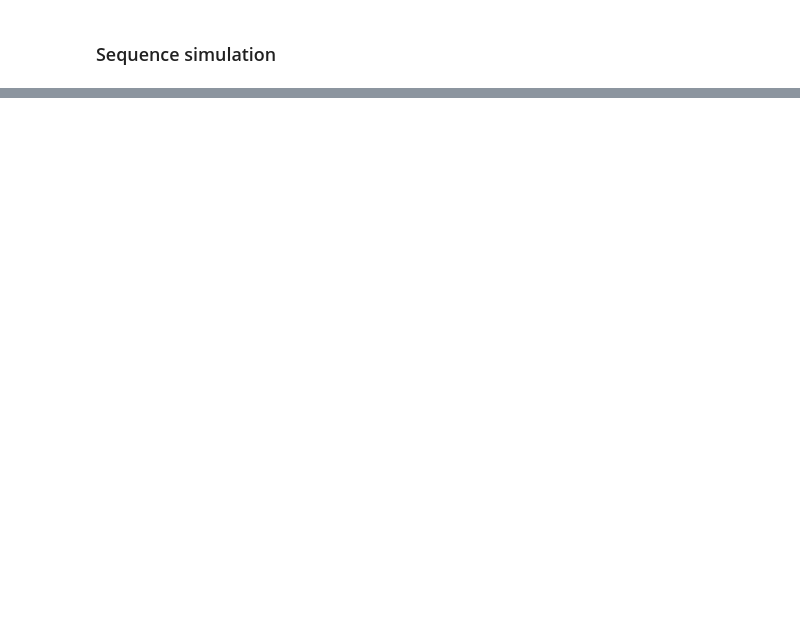
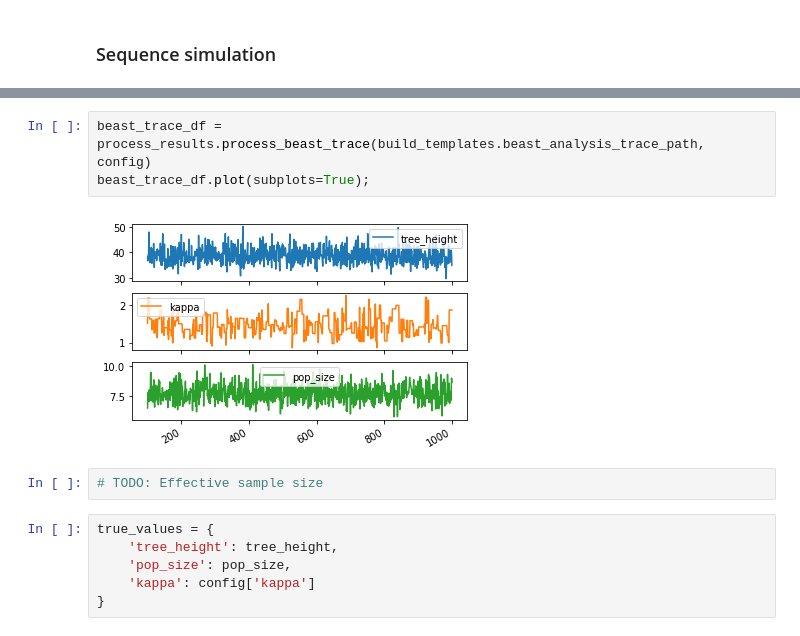
Before and after one commit to christiaanjs/pylo, a Jupyter notebook: eval/pipeline.ipynb, the cells around one changed output, grey strips where cells are left out. Saved outputs shown, nothing was run; the diff lists cells and outputs as text; blank space fills up the shorter version.

```diff
--- a/eval/pipeline.ipynb
+++ b/eval/pipeline.ipynb
@@ -94,0 +173,13 @@ tree_height
+# %%
+beast_trace_df = process_results.process_beast_trace(build_templates.beast_analysis_trace_path, config)
+beast_trace_df.plot(subplots=True);
+# %% [output]
+[figure, added]
+# %%
+# TODO: Effective sample size
+# %%
+true_values = {
+    'tree_height': tree_height,
+    'pop_size': pop_size,
+    'kappa': config['kappa']
+}
```
Also changed, not shown: parts of 15 cells of this notebook, 3 other files.
